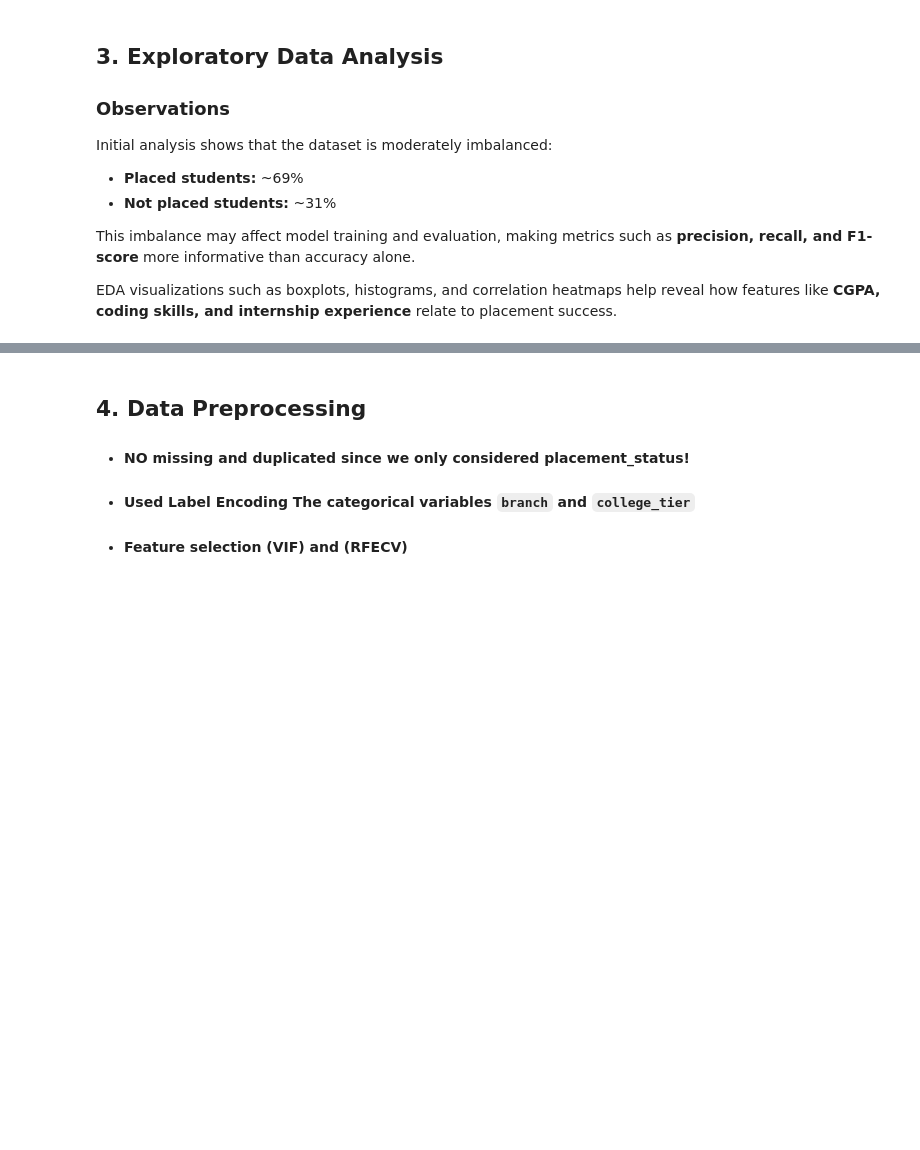
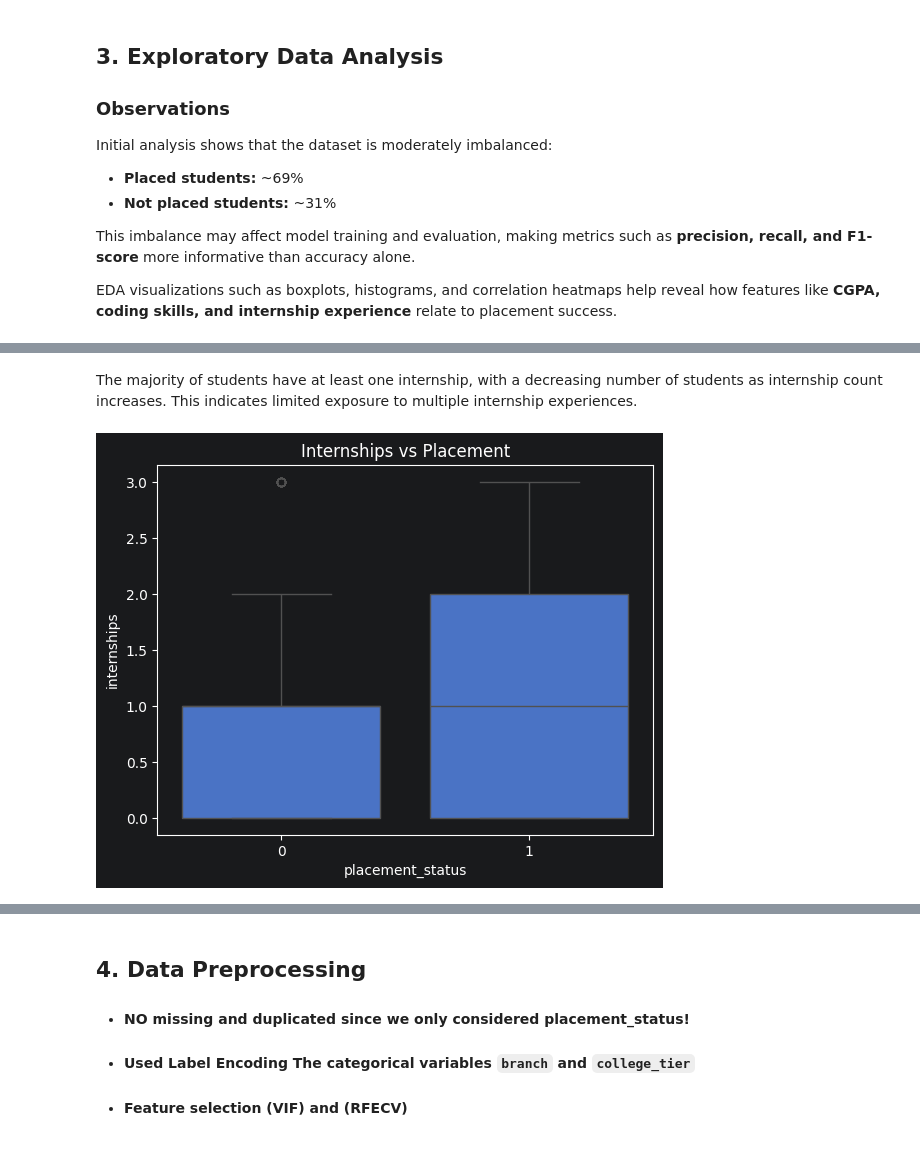
Before and after one commit to kaymansrinivasan/Student_Placement_Analysis-Prediction, a Jupyter notebook: notebooks/student_placement_prediction.ipynb, the cells around one changed output, grey strips where cells are left out. Saved outputs shown, nothing was run; the diff lists cells and outputs as text; code cells hidden in the pictures; blank space fills up the shorter version.

```diff
--- a/notebooks/student_placement_prediction.ipynb
+++ b/notebooks/student_placement_prediction.ipynb
@@ -131,0 +154,8 @@ plt.show()
+# %% [markdown]
+The majority of students have at least one internship, with a decreasing number of students as internship count increases. This indicates limited exposure to multiple internship experiences.
+# %%
+sns.boxplot(x=df["placement_status"], y=df["internships"])
+plt.title("Internships vs Placement")
+plt.show()
+# %% [output]
+[figure, added]
```
Also changed, not shown: parts of 35 cells of this notebook.
